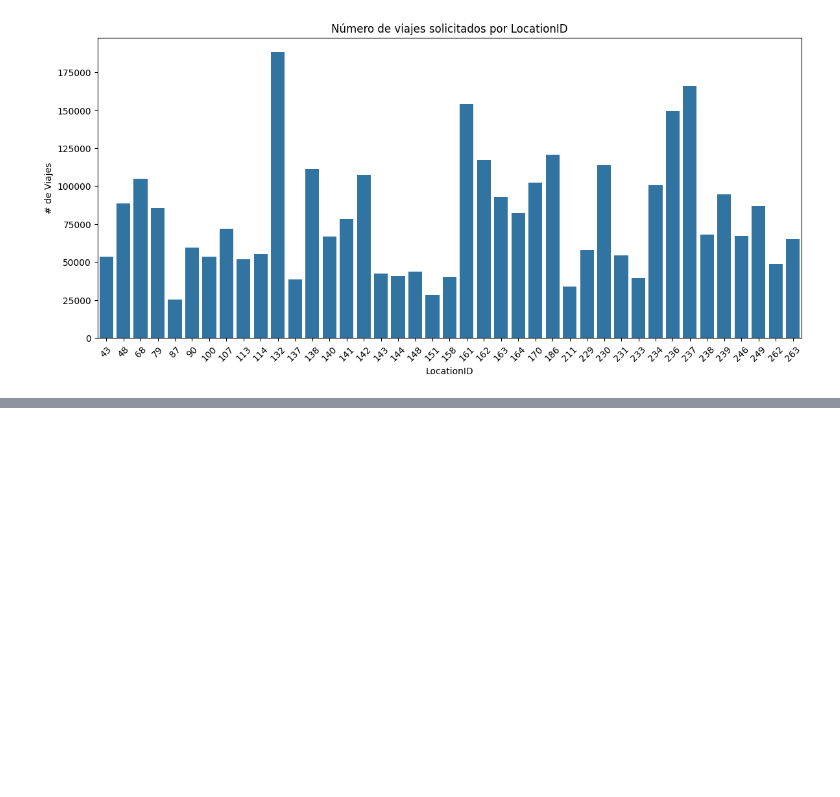
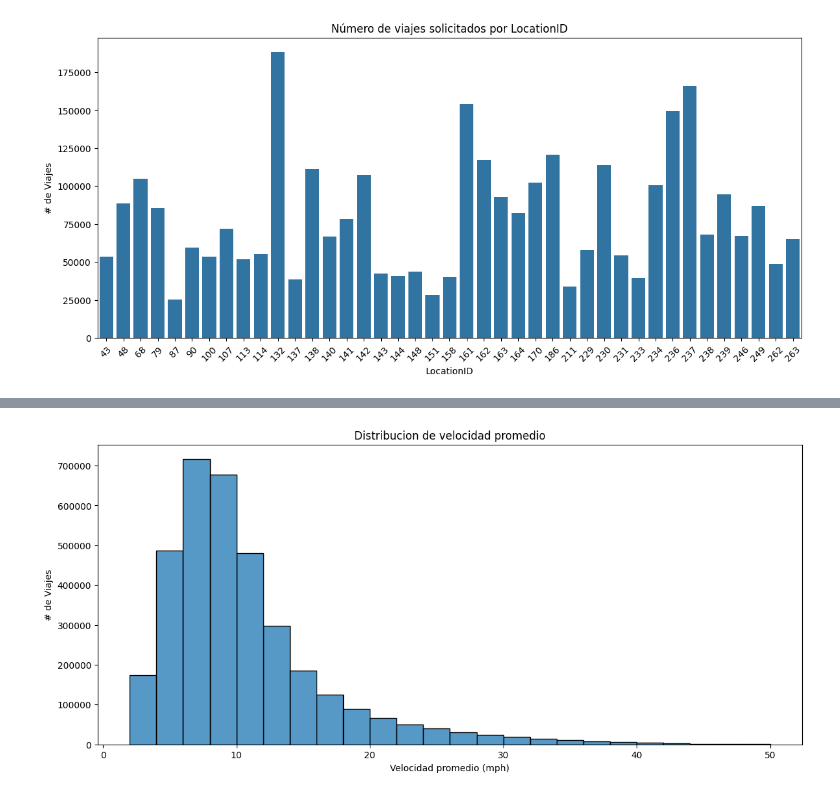
Before and after one commit to lmunozm1702/taxi_electrico_nyc, a Jupyter notebook: Análisis Preliminar/EDA yellow_tripdata_09_2024.ipynb, the cells around one changed output, grey strips where cells are left out. Drawn from its saved outputs; the diff is of its cells as text; code cells hidden in the pictures; blank space fills up the shorter version.

```diff
--- a/Análisis Preliminar/EDA yellow_tripdata_09_2024.ipynb
+++ b/Análisis Preliminar/EDA yellow_tripdata_09_2024.ipynb
@@ -457,0 +503,8 @@ plt.show()
+# %%
+sns.histplot(data=speed_2_50['speed_mph'], binwidth=2)
+plt.title('Distribucion de velocidad promedio')
+plt.xlabel('Velocidad promedio (mph)')
+plt.ylabel('# de Viajes')
+plt.show()
+# %% [output]
+[figure, added]
```
Also changed, not shown: parts of 11 cells of this notebook.
